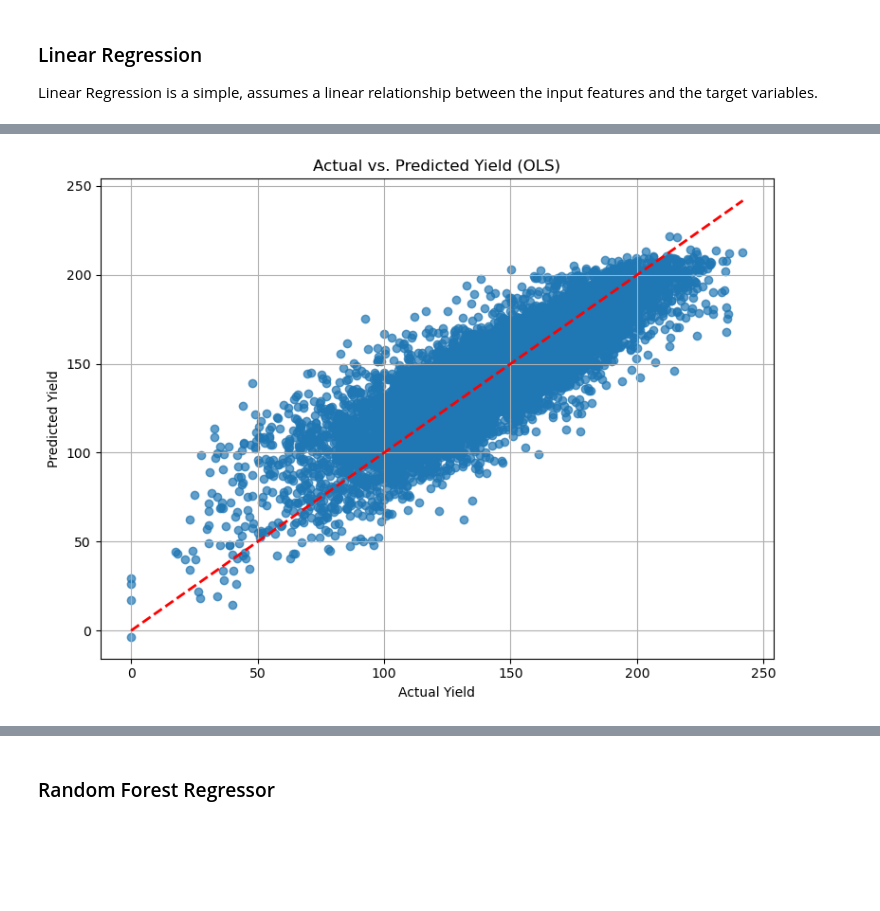
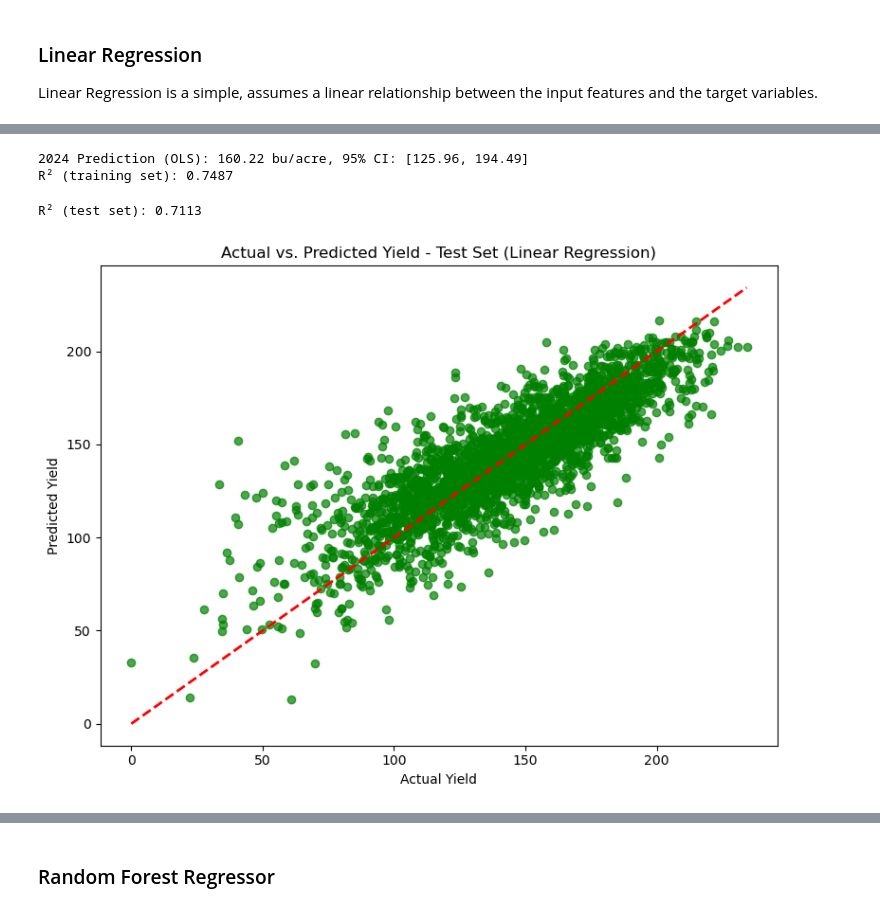
Before and after one commit to AntonioDonnangelo/Predicting-2024-US-Corn-Yield, a Jupyter notebook: Predicting_2024_US_Corn_Yield.ipynb, the cells around one changed output, grey strips where cells are left out. Cells and saved outputs as stored; diff of their text form; code cells hidden in the pictures; blank space fills up the shorter version.

```diff
--- a/Predicting_2024_US_Corn_Yield.ipynb
+++ b/Predicting_2024_US_Corn_Yield.ipynb
@@ -997,19 +962,58 @@ print(f"2024 Prediction (OLS): {point:.2f} bu/acre, 95% CI: [{ci_lower:.2f}, {ci
+# %%
+def prepare_data(X, fit=False):
+    """Preprocess data with preprocessor (fit or transform)."""
+    X_proc = preprocessor.fit_transform(X) if fit else preprocessor.transform(X)
+    if hasattr(X_proc, "toarray"):  # Convert sparse matrix to dense if needed
+        X_proc = X_proc.toarray()
+    return sm.add_constant(X_proc)  # Add intercept column
+
+# Preprocess and fit model on training data
+X_train_design = prepare_data(X_train, fit=True)
+ols_model = sm.OLS(y_train, X_train_design).fit()
+
+# Predict 2024 with confidence interval
+X_2024_design = prepare_data(year_2024)
+summary_frame = ols_model.get_prediction(X_2024_design).summary_frame(alpha=0.05)
+
+point = summary_frame["mean"].values[0]
+ci_lower = summary_frame["obs_ci_lower"].values[0]
+ci_upper = summary_frame["obs_ci_upper"].values[0]
+r2_train = ols_model.rsquared
+
+# Collecting results
+results_linear_regression = {
+    'Mean Prediction': point,
+    'Std Prediction': ci_upper - ci_lower,
+    'R² (training set)': r2_train
+}
+
+print(f"2024 Prediction (OLS): {point:.2f} bu/acre, 95% CI: [{ci_lower:.2f}, {ci_upper:.2f}]")
+print(f"R² (training set): {r2_train:.4f}")
+# %% [output]
+2024 Prediction (OLS): 160.22 bu/acre, 95% CI: [125.96, 194.49]
+R² (training set): 0.7487
+# %%
+# Predict on test set and evaluate
+X_test_design = prepare_data(X_test)
+y_pred_test = ols_model.predict(X_test_design)
+r2_test = r2_score(y_test, y_pred_test)
+
+results_linear_regression['R² (test set)'] = r2_test
+print(f"R² (test set): {r2_test:.4f}")
+# %% [output]
+R² (test set): 0.7113
 # %%
-# Get predictions on training set
-y_pred_train = ols_model.predict(X_design)
-
-# Scatter plot
+# Plot
 plt.figure(figsize=(8,6))
-plt.scatter(y_train, y_pred_train, alpha=0.7)
-plt.plot([y_train.min(), y_train.max()], [y_train.min(), y_train.max()], 'r--', lw=2)
+plt.scatter(y_test, y_pred_test, alpha=0.7, color='green')
+plt.plot([y_test.min(), y_test.max()], [y_test.min(), y_test.max()], 'r--', lw=2)
 plt.xlabel("Actual Yield")
 plt.ylabel("Predicted Yield")
-plt.title("Actual vs. Predicted Yield (OLS)")
-plt.grid(True)
+plt.title("Actual vs. Predicted Yield - Test Set (Linear Regression)")
 plt.tight_layout()
 plt.show()
 # %% [output]
-[figure, old version]
+[figure, new version]
 # %%
 # Plotting
 plt.figure(figsize=(4, 3))
```
Also changed, not shown: parts of 4 cells of this notebook.
